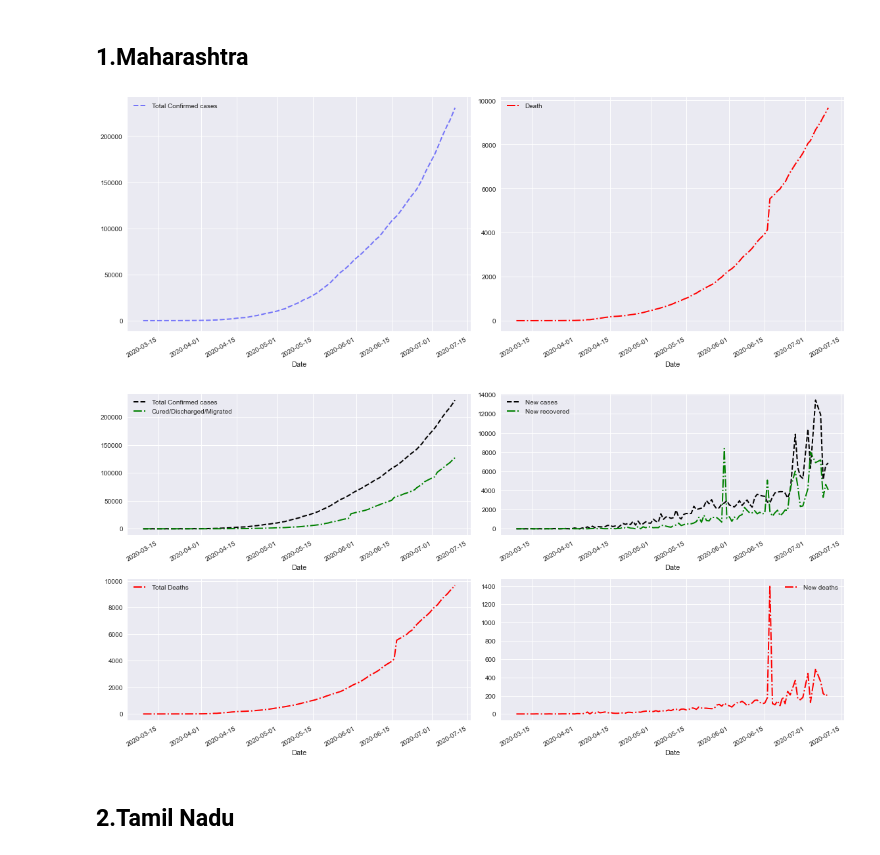
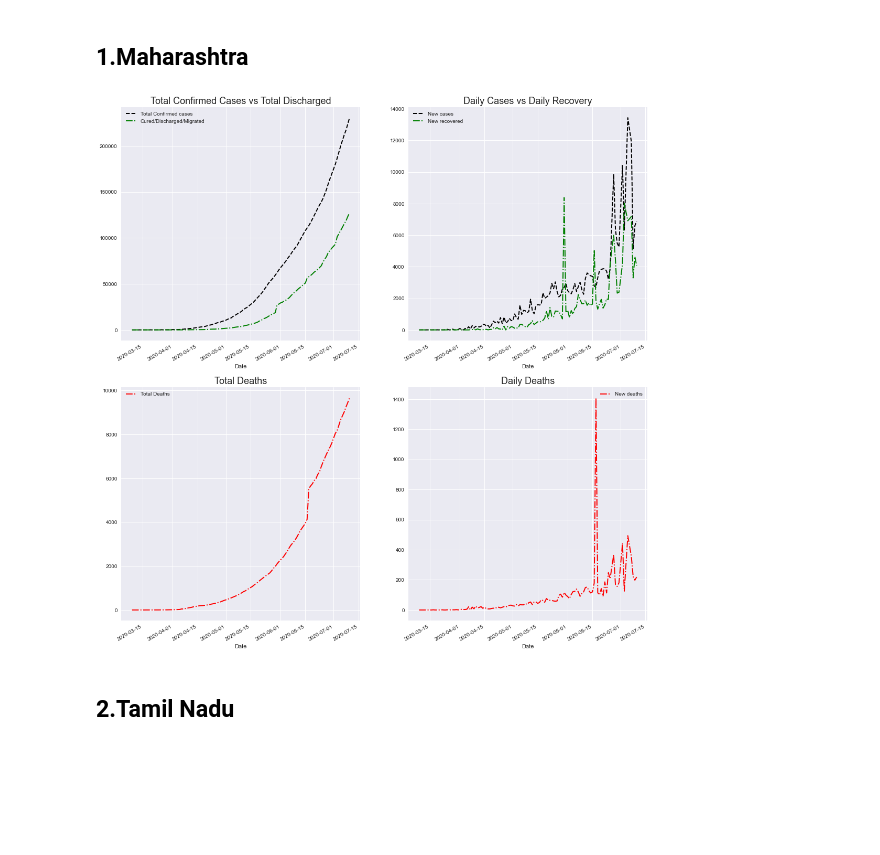
Before and after one commit to Nascent-bot/Covid19, a Jupyter notebook: CoronaVirusDataAnalysis.ipynb, the cells around one changed output. Drawn from its saved outputs; the diff is of its cells as text; code cells hidden in the pictures; blank space fills up the shorter version.

Commit message:
FInal Visualizations Done

```diff
--- a/CoronaVirusDataAnalysis.ipynb
+++ b/CoronaVirusDataAnalysis.ipynb
@@ -70,5 +74,5 @@ nation.shape
 # %%
-plt.style.use('ggplot')
+
 sns.set_style('darkgrid')
 # %%
 def date(dt):
@@ -204,0 +219,13 @@ plt.tight_layout();
+# %%
+plt.style.use('seaborn')
+plt.figure(figsize=(14,10))
+plt.subplot(2,1,1)
+sns.barplot('Month','Total Samples Tested',data=nation_test,palette='viridis');
+plt.title('Total Samples Tested Per Month',fontsize=18);
+plt.subplot(2,1,2)
+sns.barplot('Month','Tests per million',data=nation_test,palette='viridis');
+plt.title('Tests Per Million',fontsize=18);
+plt.tight_layout(pad=2.0)
+plt.show()
+#nation_test['Total Samples Tested'].plot(kind='area')
+#nation_test['Total Positive Cases'].plot(kind='area')
@@ -211,46 +278,39 @@ plt.tight_layout();
 # %% [markdown]
 ## 1.Maharashtra
-# %%
-plt.figure(figsize=(16,6))
-case=df[df['Name of State / UT']=="Maharashtra"]["Total Confirmed cases"]
-death=df[df['Name of State / UT']=="Maharashtra"]["Death"]
-plt.subplot(1,2,1)
-case.plot(kind='line',legend=True,ls='--',lw=2,color='blue',alpha=0.5)
-plt.subplot(1,2,2)
-death.plot(kind='line',legend=True,cmap='coolwarm',ls='dashdot',lw=2,color='red');
-plt.tight_layout()
-# %% [output]
-[figure, removed]
 # %%
-plt.figure(figsize=(16,8))
+plt.figure(figsize=(18,20))
 #Total Confirmed Cases
 case=df[df['Name of State / UT']=="Maharashtra"]["Total Confirmed cases"]
 #Total Cured
 cured=df[df['Name of State / UT']=="Maharashtra"]["Cured/Discharged/Migrated"]
 #Total Deaths
 death=df[df['Name of State / UT']=="Maharashtra"]["Death"]
 #New cases per day
 new_case=df[df['Name of State / UT']=="Maharashtra"]["New cases"]
 #New deaths per day
 new_death=df[df['Name of State / UT']=="Maharashtra"]["New deaths"]
 #New recovery per day
 new_recovery=df[df['Name of State / UT']=="Maharashtra"]["New recovered"]
 #Total Confirmed vs Total Cured
 plt.subplot(2,2,1)
 case.plot(kind='line',legend=True,ls='--',lw=2,color='black')
 cured.plot(kind='line',legend=True,cmap='coolwarm',ls='dashdot',lw=2,color='green');
+plt.title('Total Confirmed Cases vs Total Discharged',fontsize=18)
 #New cases per day vs Recovery per day
 plt.subplot(2,2,2)
 new_case.plot(kind='line',legend=True,ls='--',lw=2,color='black')
 new_recovery.plot(kind='line',legend=True,cmap='coolwarm',ls='dashdot',lw=2,color='green');
+plt.title('Daily Cases vs Daily Recovery',fontsize=18)
 #Total Deaths
 plt.subplot(2,2,3)
 death.plot(kind='line',legend=True,cmap='coolwarm',ls='dashdot',lw=2,color='red',label='Total Deaths');
+plt.title('Total Deaths',fontsize=18)
 #New Deaths
 plt.subplot(2,2,4)
 new_death.plot(kind='line',legend=True,cmap='coolwarm',ls='dashdot',lw=2,color='red');
-plt.tight_layout()
+plt.title('Daily Deaths',fontsize=18)
+plt.show()
 # %% [output]
-[figure, old version]
+[figure, new version]
 # %% [markdown]
 ## 2.Tamil Nadu
```
Also changed, not shown: parts of 43 cells of this notebook, 7 other files.
